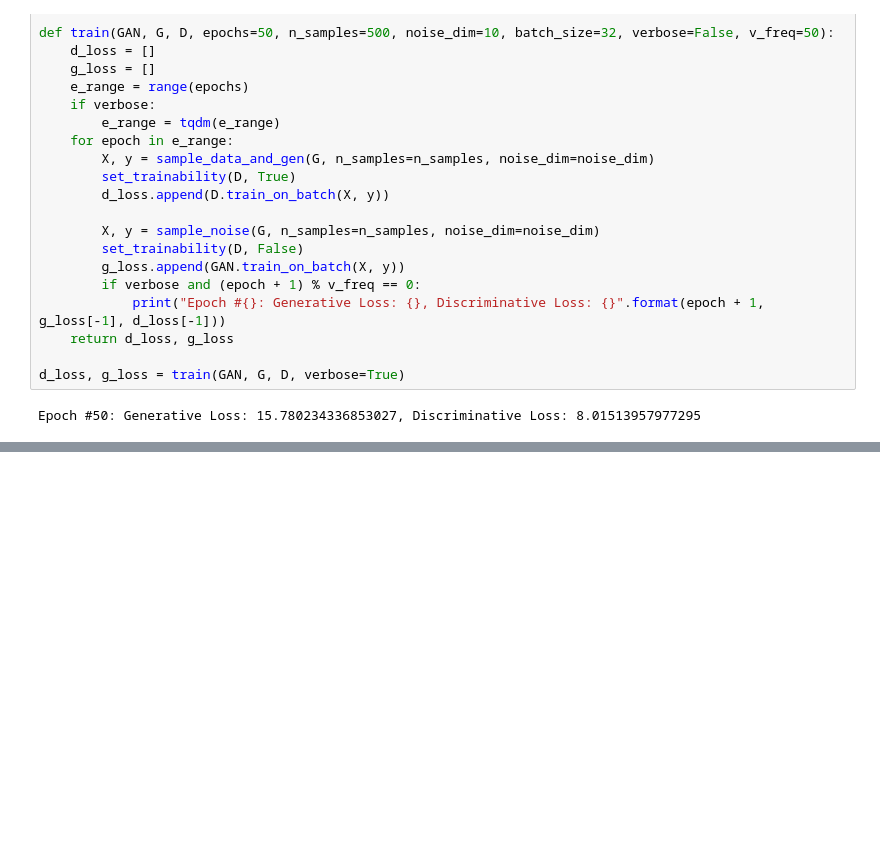
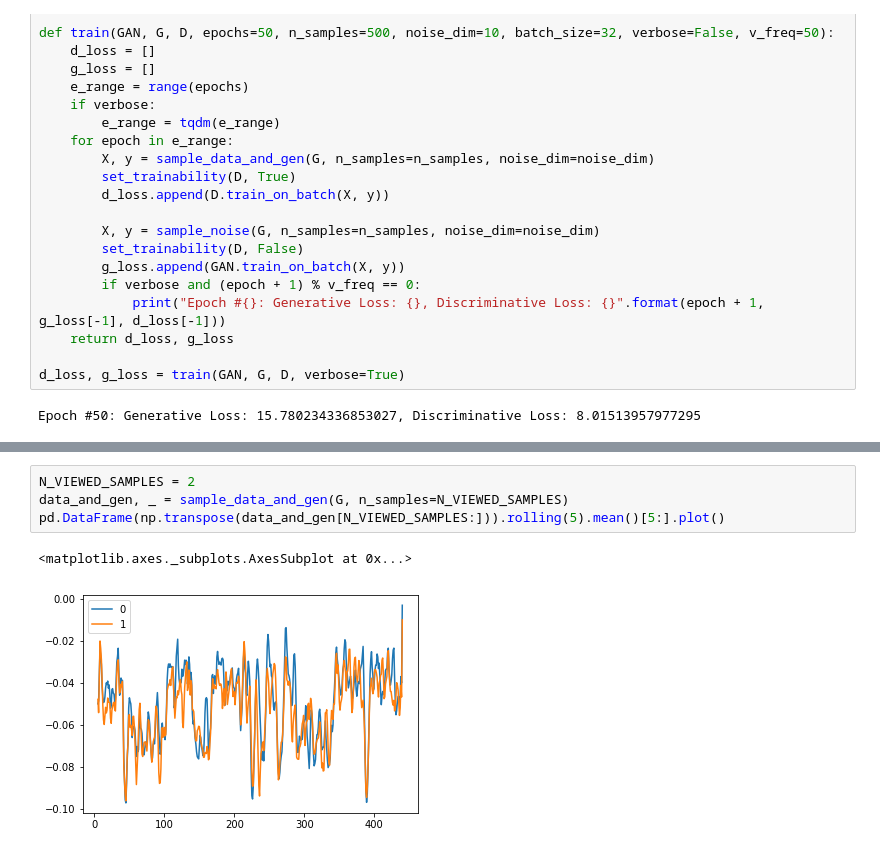
Before and after one commit to andrewntu/mygit, a Jupyter notebook: GAN.ipynb, the cells around one changed output, grey strips where cells are left out. Saved outputs shown, nothing was run; the diff lists cells and outputs as text; blank space fills up the shorter version.

```diff
--- a/GAN.ipynb
+++ b/GAN.ipynb
@@ -168,0 +186,7 @@ Epoch #50: Generative Loss: 15.780234336853027, Discriminative Loss: 8.015139579
+# %%
+N_VIEWED_SAMPLES = 2
+data_and_gen, _ = sample_data_and_gen(G, n_samples=N_VIEWED_SAMPLES)
+pd.DataFrame(np.transpose(data_and_gen[N_VIEWED_SAMPLES:])).rolling(5).mean()[5:].plot()
+# %% [output]
+<matplotlib.axes._subplots.AxesSubplot at 0x...>
+[figure, added]
```
Also changed, not shown: parts of 3 cells of this notebook.
